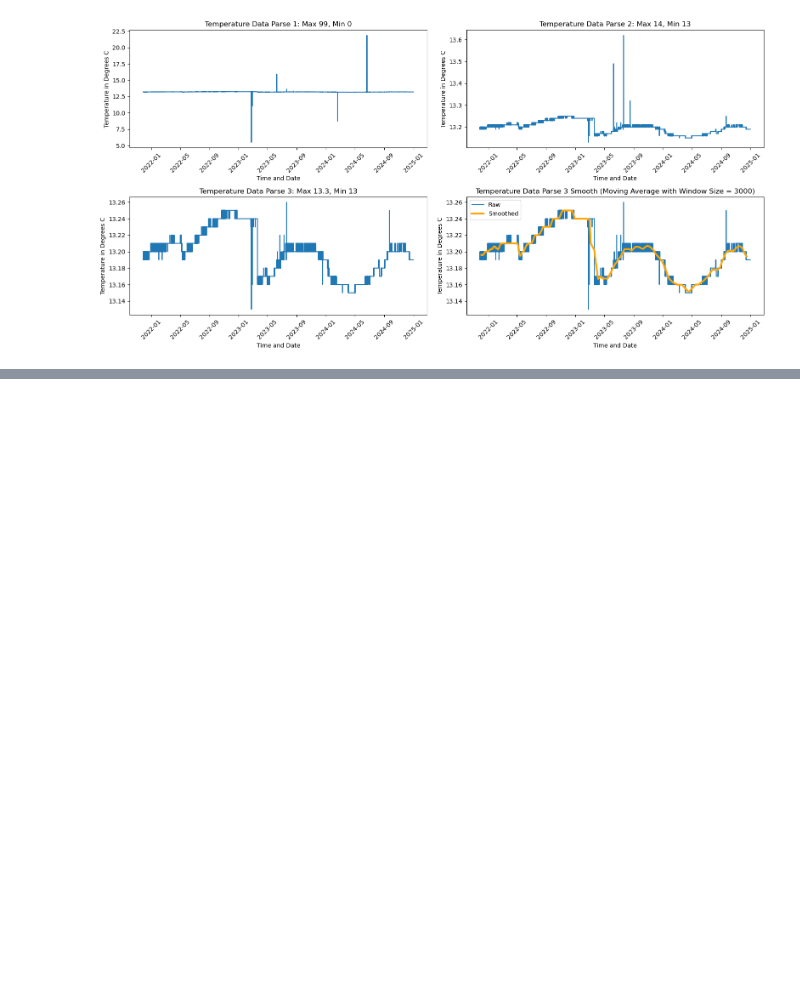
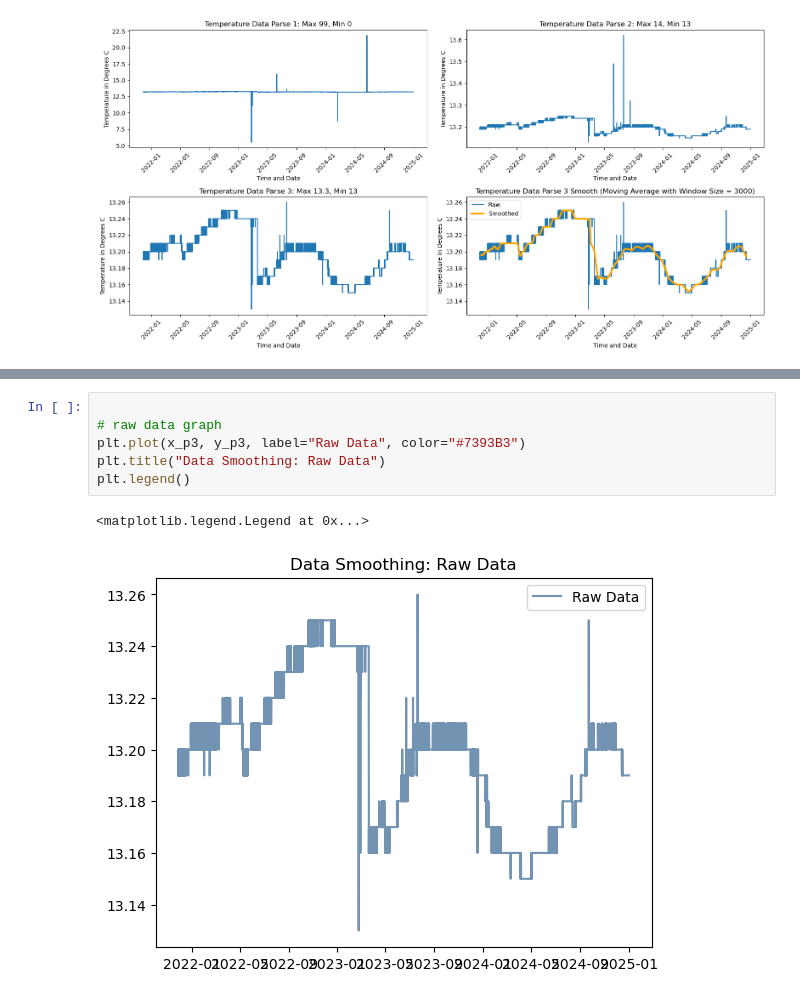
Before and after one commit to miaaaronson/ENE390, a Jupyter notebook: Thesis_Work/Misc_Code/All_Bubble_Data_ASOF2024.ipynb, the cells around one changed output, grey strips where cells are left out. Saved outputs shown, nothing was run; the diff lists cells and outputs as text; blank space fills up the shorter version.

```diff
--- a/Thesis_Work/Misc_Code/All_Bubble_Data_ASOF2024.ipynb
+++ b/Thesis_Work/Misc_Code/All_Bubble_Data_ASOF2024.ipynb
@@ -187,0 +257,9 @@ plt.show()
+# %%
+
+# raw data graph
+plt.plot(x_p3, y_p3, label="Raw Data", color="#7393B3")
+plt.title("Data Smoothing: Raw Data")
+plt.legend()
+# %% [output]
+<matplotlib.legend.Legend at 0x...>
+[figure, added]
```
Also changed, not shown: parts of 8 cells of this notebook, 4 other files.
